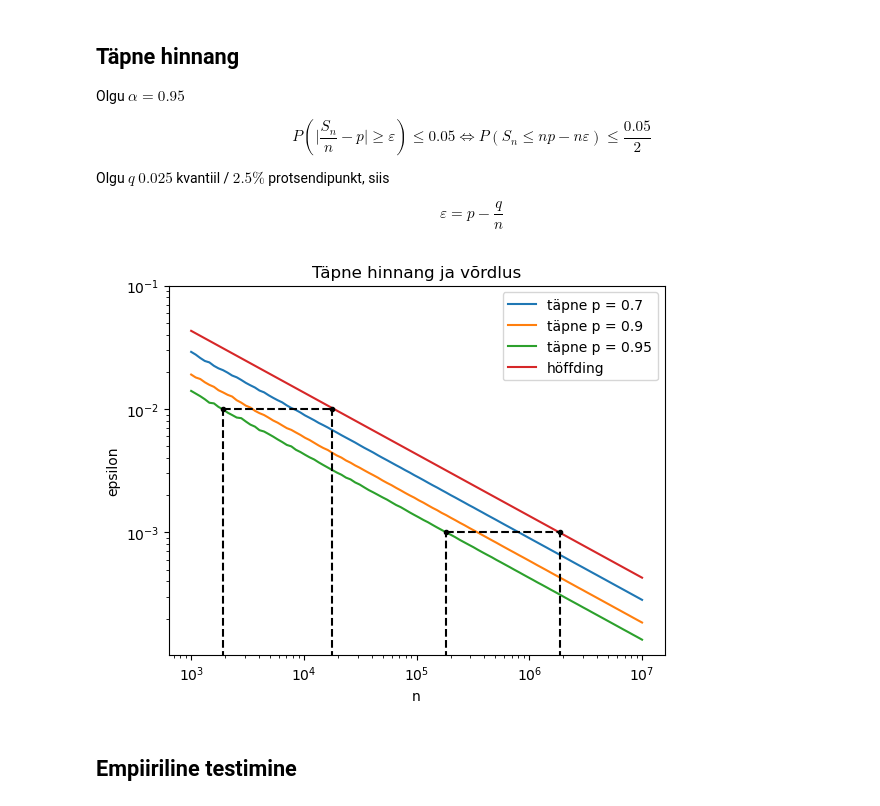
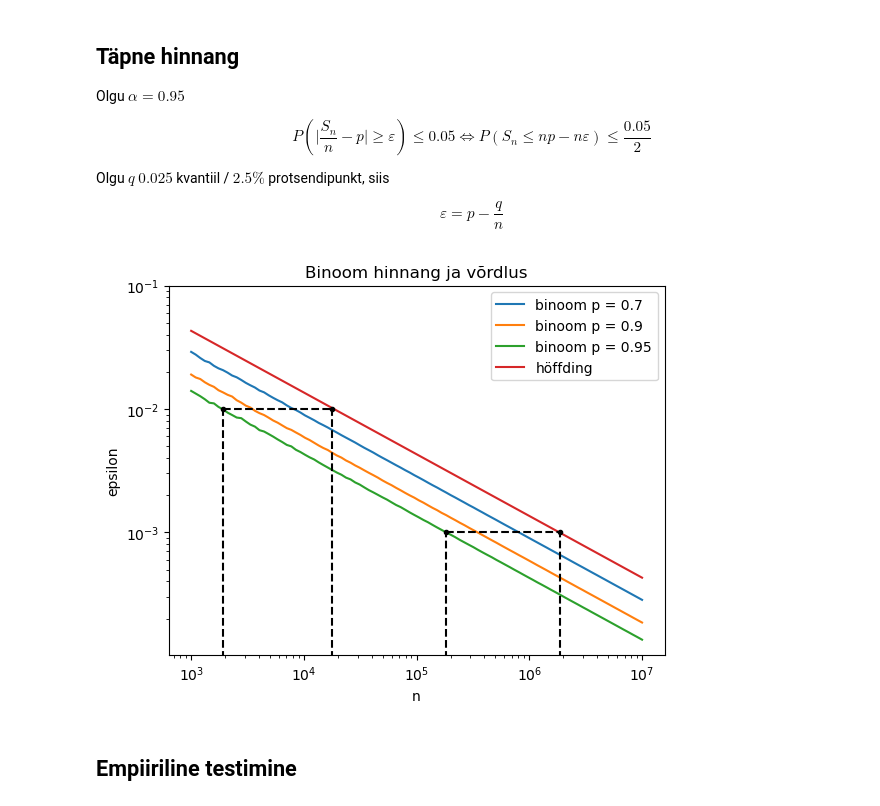
Before and after one commit to mart-mihkel/mudelite_hindamine, a Jupyter notebook: hoefdding.ipynb, the cells around one changed output. Cells and saved outputs as stored; diff of their text form; code cells hidden in the pictures.

```diff
--- a/hoefdding.ipynb
+++ b/hoefdding.ipynb
@@ -77,6 +77,7 @@ Olgu $q$ $0.025$ kvantiil / $2.5\%$ protsendipunkt, siis
 # %%
 n = np.logspace(3, 7, num=100)
 tõenäosused = np.array([0.7, 0.9, 0.95])
+
 epsilon_binoom = np.array([p - binom.ppf(q=0.025, p=p, n=n) / n for p in tõenäosused])
 epsilon_höffding = np.sqrt(- np.log(0.025) / (2 * n))
 
@@ -90,35 +91,35 @@ i_binoom = np.argmin(np.abs(epsilon_binoom[2] - 0.01))
 i_höffding = np.argmin(np.abs(epsilon_höffding - 0.01))
 
 plt.plot([n[i_binoom], n[i_höffding]], [epsilon_binoom[2][i_binoom], epsilon_binoom[2][i_binoom]], '.k--')
 plt.plot([n[i_binoom], n[i_binoom]], [0, epsilon_binoom[2][i_binoom]], 'k--')
 plt.plot([n[i_höffding], n[i_höffding]], [0, epsilon_binoom[2][i_binoom]], 'k--')
 
 # epsilon = 0.1%
-i_binoom = np.argmin(np.abs(epsilon_täpne[2] - 0.001))
+i_binoom = np.argmin(np.abs(epsilon_binoom[2] - 0.001))
 i_höffding = np.argmin(np.abs(epsilon_höffding - 0.001))
 
 plt.plot([n[i_binoom], n[i_höffding]], [epsilon_binoom[2][i_binoom], epsilon_binoom[2][i_binoom]], '.k--')
 plt.plot([n[i_binoom], n[i_binoom]], [0, epsilon_binoom[2][i_binoom]], 'k--')
 plt.plot([n[i_höffding], n[i_höffding]], [0, epsilon_binoom[2][i_binoom]], 'k--')
 
 
 plt.title('Binoom hinnang ja võrdlus')
 
 plt.legend([f'binoom p = {p}' for p in tõenäosused] + ['höffding'])
 
 plt.xlabel('n')
 plt.xscale('log')
 plt.xticks(np.logspace(3, 7, num=5))
 
 plt.ylabel('epsilon')
 plt.yscale('log')
 plt.yticks(np.logspace(-3, -1, num=3))
 
 plt.show()
 
 # TODO tabelid
 # %% [output]
-[figure, old version]
+[figure, new version]
 # %% [markdown]
 ## Empiiriline testimine
 # %%
```
Also changed, not shown: parts of 1 cell of this notebook.
